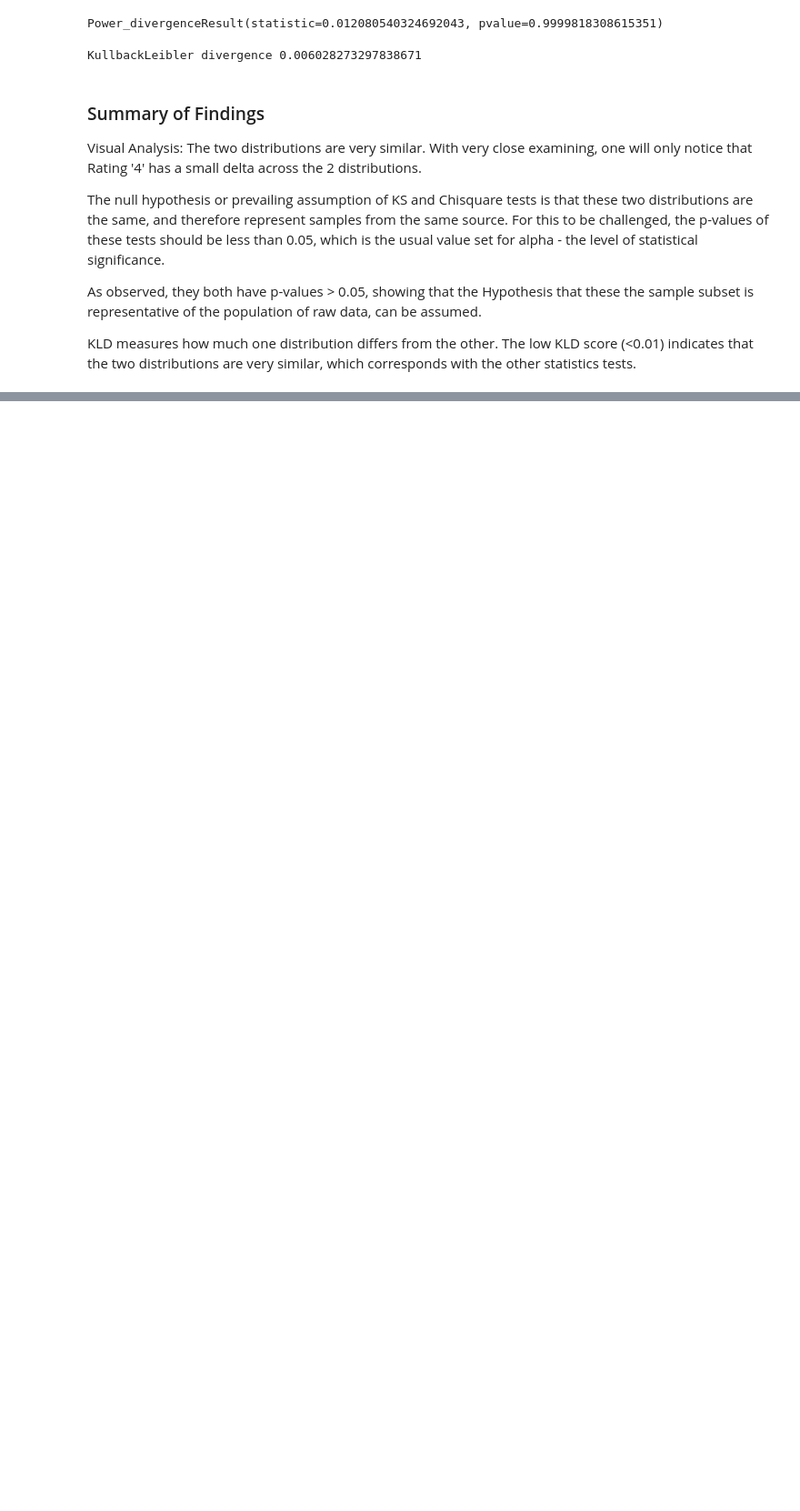
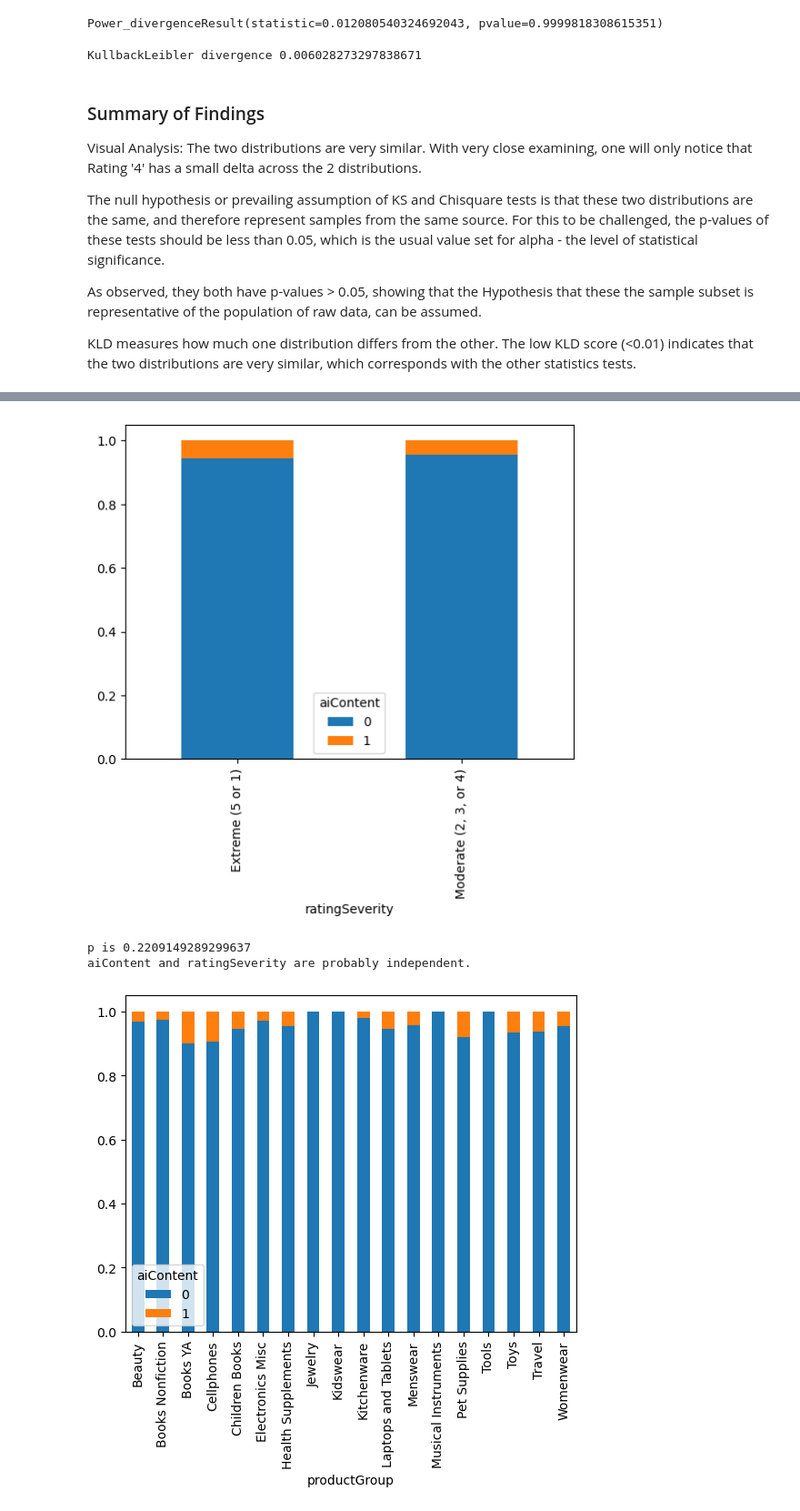
Before and after one commit to OriginalityAI/Amazon-reviews-study, a Jupyter notebook: Study - AI Content in Amazon Reviews.ipynb, the cells around one changed output, grey strips where cells are left out. Shown at 91% size. Cells and saved outputs as stored; diff of their text form; code cells hidden in the pictures; blank space fills up the shorter version.

```diff
--- a/Study - AI Content in Amazon Reviews.ipynb
+++ b/Study - AI Content in Amazon Reviews.ipynb
@@ -248,0 +335,29 @@ KLD measures how much one distribution differs from the other. The low KLD score
+# %%
+from scipy.stats import chi2_contingency
+cat_cols = ['ratingSeverity',
+            'productGroup',
+            'isVerified', 'ratingScore']
+for col in cat_cols:
+    # visual analysis
+    pd.crosstab(df[col],
+                df['aiContent'],
+                normalize='index').plot.bar(stacked=True)
+    plt.show()
+
+
+
+    # calculate the contingency between the 2 categories
+    contingency = pd.crosstab(df['aiContent'], df[col])
+
+    # test with chi2_contingency
+    stat, p, dof, expected = chi2_contingency(contingency)
+
+    print(f'\np is {p}')
+    print(f'aiContent and {col} are probably',
+          ('independent.' if p > 0.05 else 'dependent.')
+         )
+# %% [output]
+[figure, added]
+p is 0.2209149289299637
+aiContent and ratingSeverity are probably independent.
+[figure, added]
```
Also changed, not shown: parts of 18 cells of this notebook, 3 other files.
